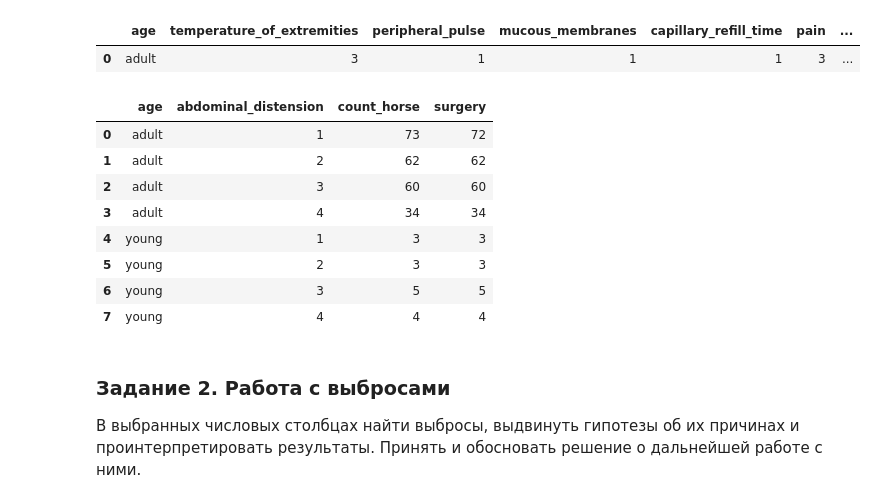
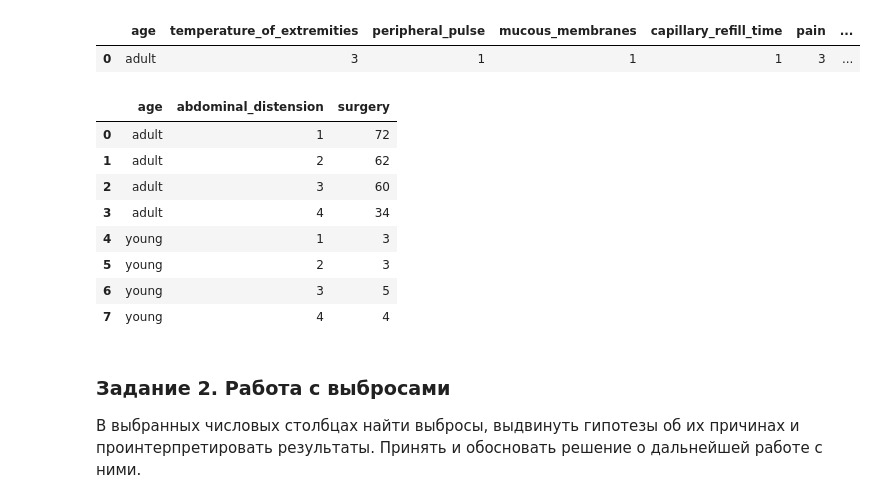
Before and after one commit to Porridgeinthemorning/homeworkpythonnetology, a Jupyter notebook: StatisticsBasics/StatisticsBasics.ipynb, the cells around one changed output. Saved outputs shown, nothing was run; the diff lists cells and outputs as text; code cells hidden in the pictures.

```diff
--- a/StatisticsBasics/StatisticsBasics.ipynb
+++ b/StatisticsBasics/StatisticsBasics.ipynb
@@ -36,8 +36,6 @@ df.head(10)
 df = df.replace('?', np.nan)
 #заменим значения в возрате на более понятные
 df['age'] = df['age'].replace(1, 'adult').replace(9, 'young')
-#добавим единичный столбец для удобства подсчета, так как пока в других стобцах есть пропуски
-df['count_horse'] = 1
 # %%
 df.info()
 #в nasogastric_reflux_PH больше всего пустых значений
@@ -246,17 +244,17 @@ df[category_columns].mode()
 # %%
 #взрослых лошадей с операцией больше, чем молодых
 #больше всего лошадей, у которых отсутствовало вздутие живота
-df[['count_horse', 'age','surgery', 'abdominal_distension']].groupby(['age', 'abdominal_distension']).count().reset_index()
+df[['age','surgery', 'abdominal_distension']].groupby(['age', 'abdominal_distension']).count().reset_index()
 # %% [output]
-|  | age | abdominal_distension | count_horse | surgery |
-| 0 | adult | 1 | 73 | 72 |
-| 1 | adult | 2 | 62 | 62 |
-| 2 | adult | 3 | 60 | 60 |
-| 3 | adult | 4 | 34 | 34 |
-| 4 | young | 1 | 3 | 3 |
-| 5 | young | 2 | 3 | 3 |
-| 6 | young | 3 | 5 | 5 |
-| 7 | young | 4 | 4 | 4 |
+|  | age | abdominal_distension | surgery |
+| 0 | adult | 1 | 72 |
+| 1 | adult | 2 | 62 |
+| 2 | adult | 3 | 60 |
+| 3 | adult | 4 | 34 |
+| 4 | young | 1 | 3 |
+| 5 | young | 2 | 3 |
+| 6 | young | 3 | 5 |
+| 7 | young | 4 | 4 |
 # %% [markdown]
 ### Задание 2. Работа с выбросами
 В выбранных числовых столбцах найти выбросы, выдвинуть гипотезы об их причинах и проинтерпретировать результаты.   Принять и обосновать решение о дальнейшей работе с ними.
```
Also changed, not shown: parts of 5 cells of this notebook.
